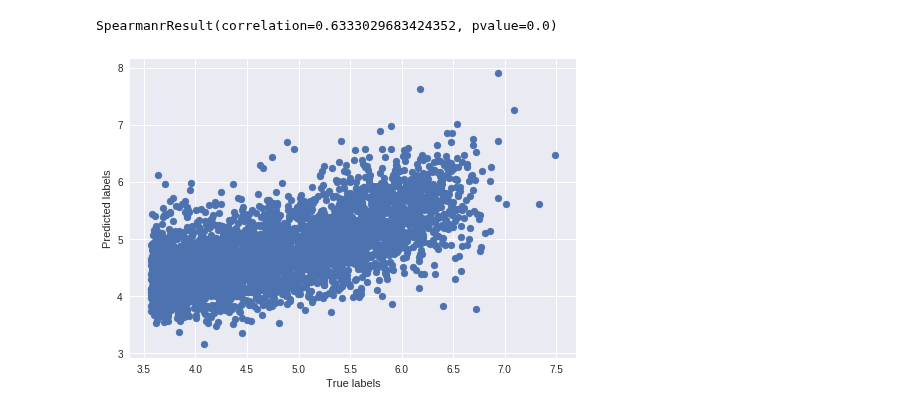
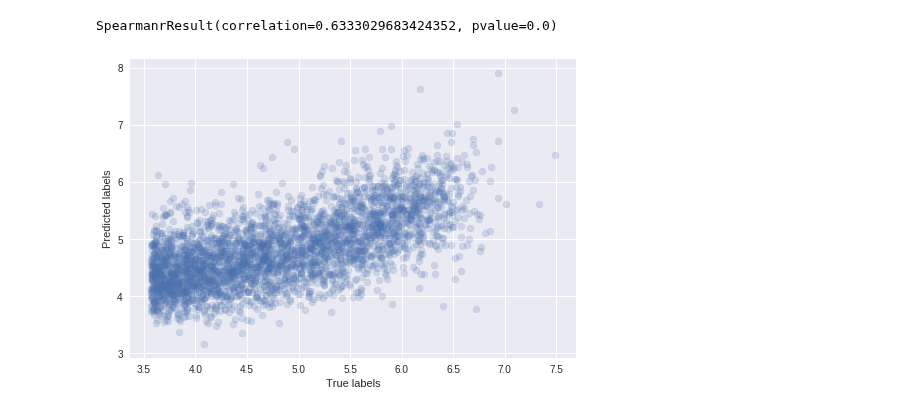
Before and after one commit to AvantiShri/colab_notebooks, a Jupyter notebook: Abhi_CTCF_Replication.ipynb, the cells around one changed output. Cells and saved outputs as stored; diff of their text form; code cells hidden in the pictures.

Commit message:
Changed alpha of scatterplot

```diff
--- a/Abhi_CTCF_Replication.ipynb
+++ b/Abhi_CTCF_Replication.ipynb
@@ -240,9 +240,9 @@ print(spearmanr(a=true_test_labels[:,0],
 SpearmanrResult(correlation=0.6333029683424352, pvalue=0.0)
 # %%
 from matplotlib import pyplot as plt
-plt.scatter(true_test_labels[:,0], positives_asinh_spp_preds[:,0])
+plt.scatter(true_test_labels[:,0], positives_asinh_spp_preds[:,0], alpha=0.2)
 plt.xlabel("True labels")
 plt.ylabel("Predicted labels")
 plt.show()
 # %% [output]
-[figure, old version]
+[figure, new version]
```
